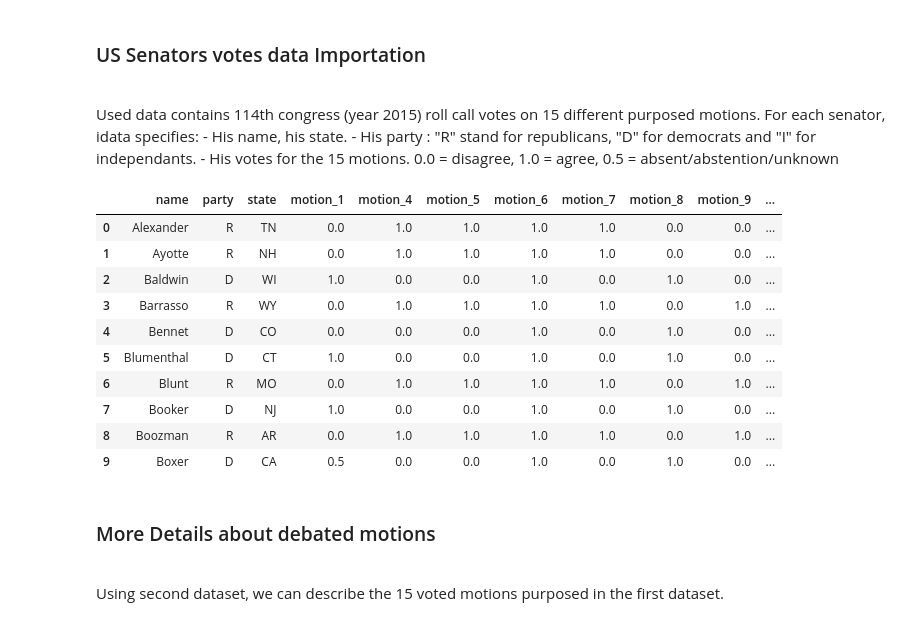
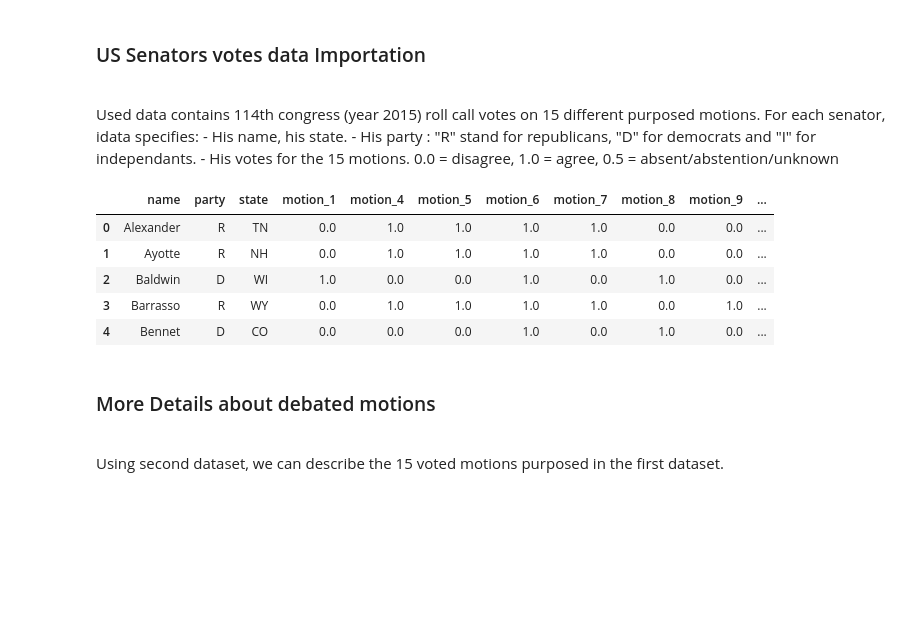
Before and after one commit to tvienne/politics_clustering, a Jupyter notebook: politics_clustering/clustering.ipynb, the cells around one changed output. Saved outputs shown, nothing was run; the diff lists cells and outputs as text; code cells hidden in the pictures; blank space fills up the shorter version.

```diff
--- a/politics_clustering/clustering.ipynb
+++ b/politics_clustering/clustering.ipynb
@@ -55,23 +55,18 @@ Used data contains 114th congress (year 2015) roll call votes on 15 different pu
 # %%
 # Load data
 votes = pd.read_csv("../data/114_congress.csv")
 voted_motions = [int(motion) for motion in votes.columns[3:]]
 
 # Rename columns and display
 votes = func.map_motions_columns(votes)
-votes.head(10)
+votes.head(5)
 # %% [output]
 |  | name | party | state | motion_1 | motion_4 | motion_5 | motion_6 | motion_7 | motion_8 | motion_9 | ... |
 | 0 | Alexander | R | TN | 0.0 | 1.0 | 1.0 | 1.0 | 1.0 | 0.0 | 0.0 | ... |
 | 1 | Ayotte | R | NH | 0.0 | 1.0 | 1.0 | 1.0 | 1.0 | 0.0 | 0.0 | ... |
 | 2 | Baldwin | D | WI | 1.0 | 0.0 | 0.0 | 1.0 | 0.0 | 1.0 | 0.0 | ... |
 | 3 | Barrasso | R | WY | 0.0 | 1.0 | 1.0 | 1.0 | 1.0 | 0.0 | 1.0 | ... |
 | 4 | Bennet | D | CO | 0.0 | 0.0 | 0.0 | 1.0 | 0.0 | 1.0 | 0.0 | ... |
-| 5 | Blumenthal | D | CT | 1.0 | 0.0 | 0.0 | 1.0 | 0.0 | 1.0 | 0.0 | ... |
-| 6 | Blunt | R | MO | 0.0 | 1.0 | 1.0 | 1.0 | 1.0 | 0.0 | 1.0 | ... |
-| 7 | Booker | D | NJ | 1.0 | 0.0 | 0.0 | 1.0 | 0.0 | 1.0 | 0.0 | ... |
-| 8 | Boozman | R | AR | 0.0 | 1.0 | 1.0 | 1.0 | 1.0 | 0.0 | 1.0 | ... |
-| 9 | Boxer | D | CA | 0.5 | 0.0 | 0.0 | 1.0 | 0.0 | 1.0 | 0.0 | ... |
 # %% [markdown]
 <h3>More Details about debated motions </h3><br/>
 Using second dataset, we can describe the 15 voted motions purposed in the first dataset.
```
Also changed, not shown: parts of 4 cells of this notebook, 3 other files.
